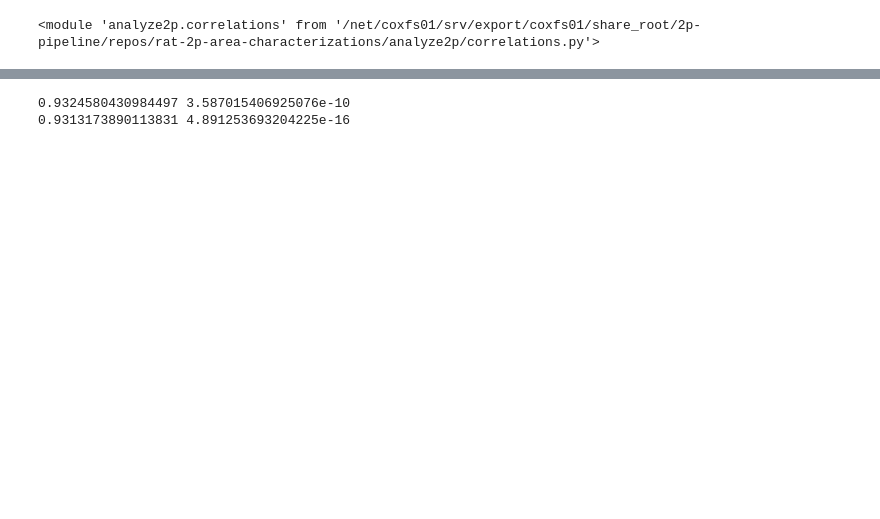
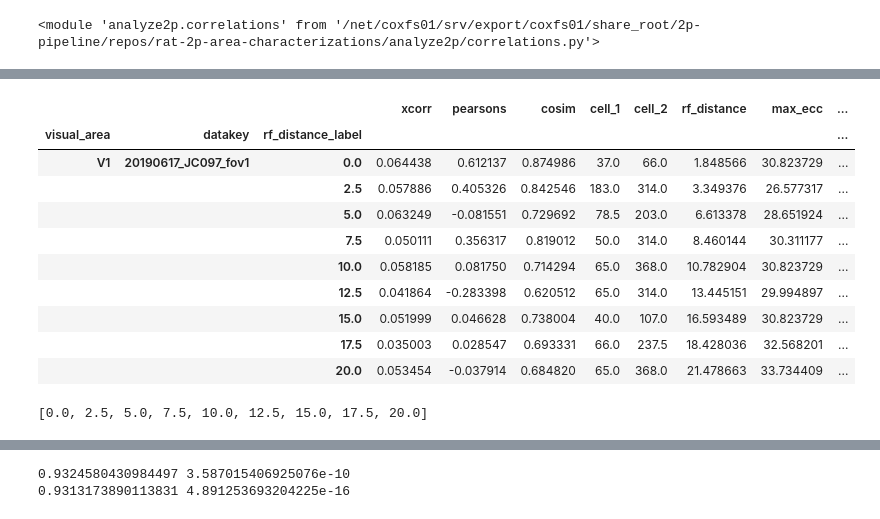
Before and after one commit to julianarhee/rat-2p-area-characterizations, a Jupyter notebook: analyze2p/gratings/correlate_tuning_curves.ipynb, the cells around one changed output, grey strips where cells are left out. Saved outputs shown, nothing was run; the diff lists cells and outputs as text; code cells hidden in the pictures; blank space fills up the shorter version.

```diff
--- a/analyze2p/gratings/correlate_tuning_curves.ipynb
+++ b/analyze2p/gratings/correlate_tuning_curves.ipynb
@@ -456,7 +547,7 @@ df = cr.cut_bins(df, rf_bins, 'rf_distance')
 # %%
 %matplotlib notebook
 metric='pearsons'
-to_quartile = 'rf_distance'
+to_quartile = 'rf_angle_diff_abs'
 x_var = '%s_label' % to_quartile
 
 fit_sites = True
@@ -464,12 +555,12 @@ use_binned=False
 min_npairs = 3
 n_iter=int(np.random.rand(1)[0]*500)
 
-xlabel='cortical dist (um)' if to_quartile=='cortical_distance' else 'RF dist (deg)'
+xlabel='cortical dist (um)' if to_quartile=='cortical_distance' else '%s (deg)' % to_quartile
 cnt_grouper = [x_var]
 if fit_sites:
     cnt_grouper.append('datakey')
 
-fig, axn = pl.subplots(1,3, figsize=(7,2.5), sharex=True, sharey=True)
+fig, axn = pl.subplots(1,3, figsize=(6,3), dpi=150, sharex=True, sharey=True)
 for va, cc0 in df.groupby('visual_area'):
     ax=axn[visual_areas.index(va)]
     cnts = cc0.groupby(cnt_grouper)['neuron_pair'].count()
@@ -486,6 +577,8 @@ for va, cc0 in df.groupby('visual_area'):
         fit_cc = cc_.groupby(cnt_grouper).median().reset_index().dropna()
     else:
         fit_cc = cc_.copy()
+    if fit_cc.size==0:
+        continue
     # plot
     meas_cc = cc0.groupby(cnt_grouper).median().reset_index().dropna()
     ax.scatter(x=to_quartile, y=metric, data=meas_cc, s=2, color='k')
@@ -532,0 +692,27 @@ df['distance_group_label'] = [int(d) if not np.isnan(d) else d \
+# %%
+va='V1'
+dk='20190617_JC097_fov1'
+
+df = dists[(dists.visual_area==va) & (dists.datakey==dk)].copy()
+# Split distances into X um bins
+ctx_step=50
+ctx_bins = np.arange(0, 1200+ctx_step, ctx_step)
+df = cr.cut_bins(df, ctx_bins, 'cortical_distance')
+
+rf_step=5
+rf_bins = np.arange(0, 60+rf_step, rf_step)
+df = cr.cut_bins(df, rf_bins, 'rf_distance')
+
+ang_step=5
+ang_bins = np.arange(0, 90+ang_step, ang_step)
+df = cr.cut_bins(df, ang_bins, 'rf_angle_diff_abs')
+
+perc_step=0.1
+perc_bins = np.arange(0, 1+perc_step, perc_step)
+df = cr.cut_bins(df, perc_bins, 'area_overlap')
+
+dist_lut = {'cortical_distance': {'bins': ctx_bins, 'step': ctx_step},
+            'rf_distance': {'bins': rf_bins, 'step': rf_step},
+            'area_overlap': {'bins': perc_bins, 'step': perc_step},
+            'rf_angle_diff_abs': {'bins': ang_bins, 'step': ang_step}
+           }
@@ -532,0 +842,18 @@ df['distance_group_label'] = [int(d) if not np.isnan(d) else d \
+# %%
+df.groupby(['visual_area', 'datakey', '%s_label' % 'rf_distance']).median()
+# %% [output]
+|  |  |  | xcorr | pearsons | cosim | cell_1 | cell_2 | rf_distance | max_ecc | ... |
+| visual_area | datakey | rf_distance_label |  |  |  |  |  |  |  | ... |
+| V1 | 20190617_JC097_fov1 | 0.0 | 0.064438 | 0.612137 | 0.874986 | 37.0 | 66.0 | 1.848566 | 30.823729 | ... |
+|  |  | 2.5 | 0.057886 | 0.405326 | 0.842546 | 183.0 | 314.0 | 3.349376 | 26.577317 | ... |
+|  |  | 5.0 | 0.063249 | -0.081551 | 0.729692 | 78.5 | 203.0 | 6.613378 | 28.651924 | ... |
+|  |  | 7.5 | 0.050111 | 0.356317 | 0.819012 | 50.0 | 314.0 | 8.460144 | 30.311177 | ... |
+|  |  | 10.0 | 0.058185 | 0.081750 | 0.714294 | 65.0 | 368.0 | 10.782904 | 30.823729 | ... |
+|  |  | 12.5 | 0.041864 | -0.283398 | 0.620512 | 65.0 | 314.0 | 13.445151 | 29.994897 | ... |
+|  |  | 15.0 | 0.051999 | 0.046628 | 0.738004 | 40.0 | 107.0 | 16.593489 | 30.823729 | ... |
+|  |  | 17.5 | 0.035003 | 0.028547 | 0.693331 | 66.0 | 237.5 | 18.428036 | 32.568201 | ... |
+|  |  | 20.0 | 0.053454 | -0.037914 | 0.684820 | 65.0 | 368.0 | 21.478663 | 33.734409 | ... |
+# %%
+sorted_x_vars
+# %% [output]
+[0.0, 2.5, 5.0, 7.5, 10.0, 12.5, 15.0, 17.5, 20.0]
```
Also changed, not shown: parts of 39 cells of this notebook, 4 other files.
